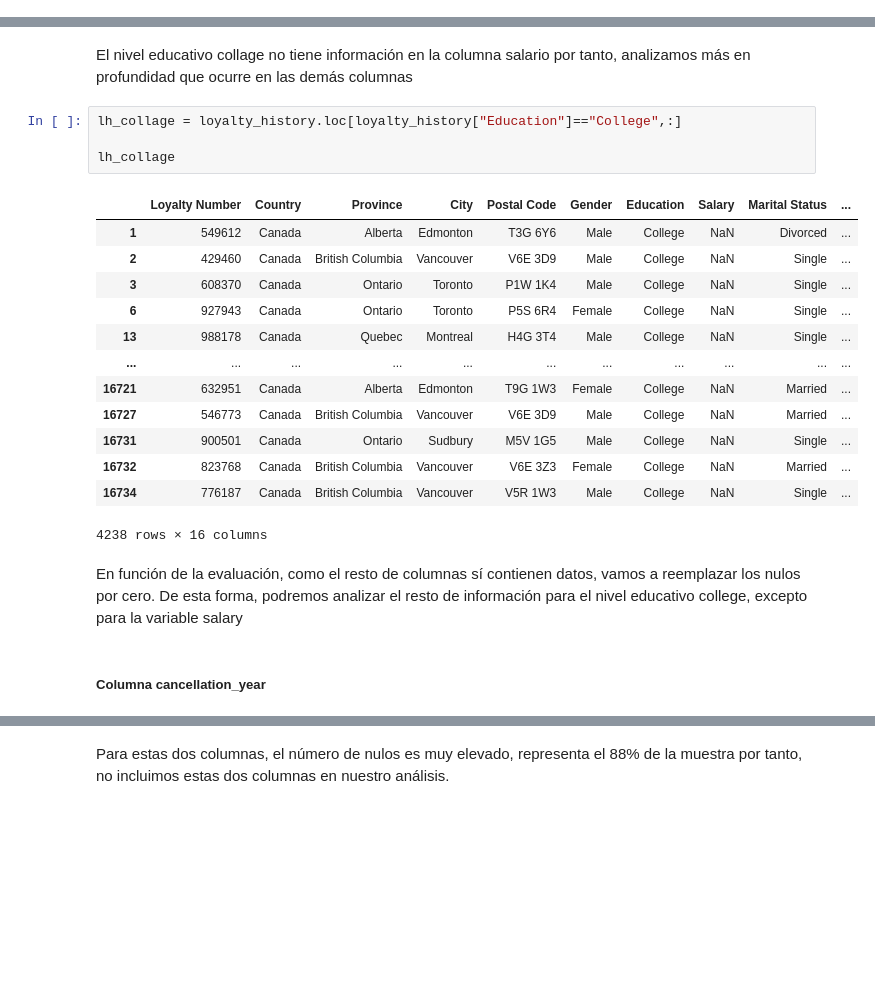
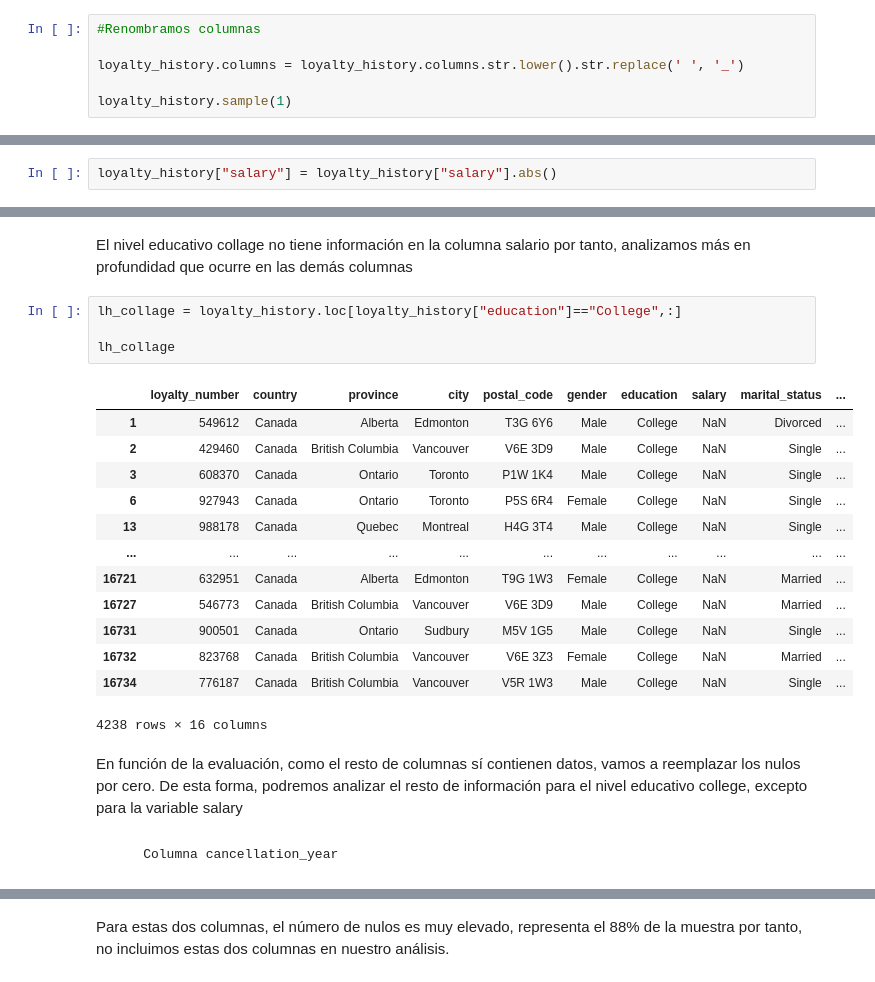
Before and after one commit to Adalab/bda-modulo-3-evaluacion-final-Macresca, a Jupyter notebook: Maria_Crespo_Calabuig.ipynb, the cells around one changed output, grey strips where cells are left out. Saved outputs shown, nothing was run; the diff lists cells and outputs as text; blank space fills up the shorter version.

```diff
--- a/Maria_Crespo_Calabuig.ipynb
+++ b/Maria_Crespo_Calabuig.ipynb
@@ -206,3 +192,9 @@ Los datos son de tipo:
 | 13 | Enrollment Month | int64 |
 | 14 | Cancellation Year | float64 |
 | 15 | Cancellation Month | float64 |
+# %%
+#Renombramos columnas
+
+loyalty_history.columns = loyalty_history.columns.str.lower().str.replace(' ', '_')
+
+loyalty_history.sample(1)
@@ -209 +221,3 @@ Los datos son de tipo:
+# %%
+loyalty_history["salary"] = loyalty_history["salary"].abs()
 # %% [markdown]
@@ -255,11 +269,11 @@ el valor de los nulos en la columna salary representa un 25.0% de los datos
 # %% [markdown]
 El nivel educativo collage no tiene información en la columna salario por tanto, analizamos más en profundidad que ocurre en las demás columnas
 # %%
-lh_collage = loyalty_history.loc[loyalty_history["Education"]=="College",:]
+lh_collage = loyalty_history.loc[loyalty_history["education"]=="College",:]
 
 lh_collage
 # %% [output]
-|  | Loyalty Number | Country | Province | City | Postal Code | Gender | Education | Salary | Marital Status | ... |
+|  | loyalty_number | country | province | city | postal_code | gender | education | salary | marital_status | ... |
 | 1 | 549612 | Canada | Alberta | Edmonton | T3G 6Y6 | Male | College | NaN | Divorced | ... |
 | 2 | 429460 | Canada | British Columbia | Vancouver | V6E 3D9 | Male | College | NaN | Single | ... |
 | 3 | 608370 | Canada | Ontario | Toronto | P1W 1K4 | Male | College | NaN | Single | ... |
@@ -275,5 +289,5 @@ lh_collage
 # %% [markdown]
 En función de la evaluación, como el resto de columnas sí contienen datos, vamos a reemplazar los nulos por cero. De esta forma, podremos analizar el resto de información para el nivel educativo college, excepto para la variable salary
 # %% [markdown]
-##### Columna cancellation_year
+        Columna cancellation_year
 # %%
```
Also changed, not shown: parts of 60 cells of this notebook, 2 other files.
